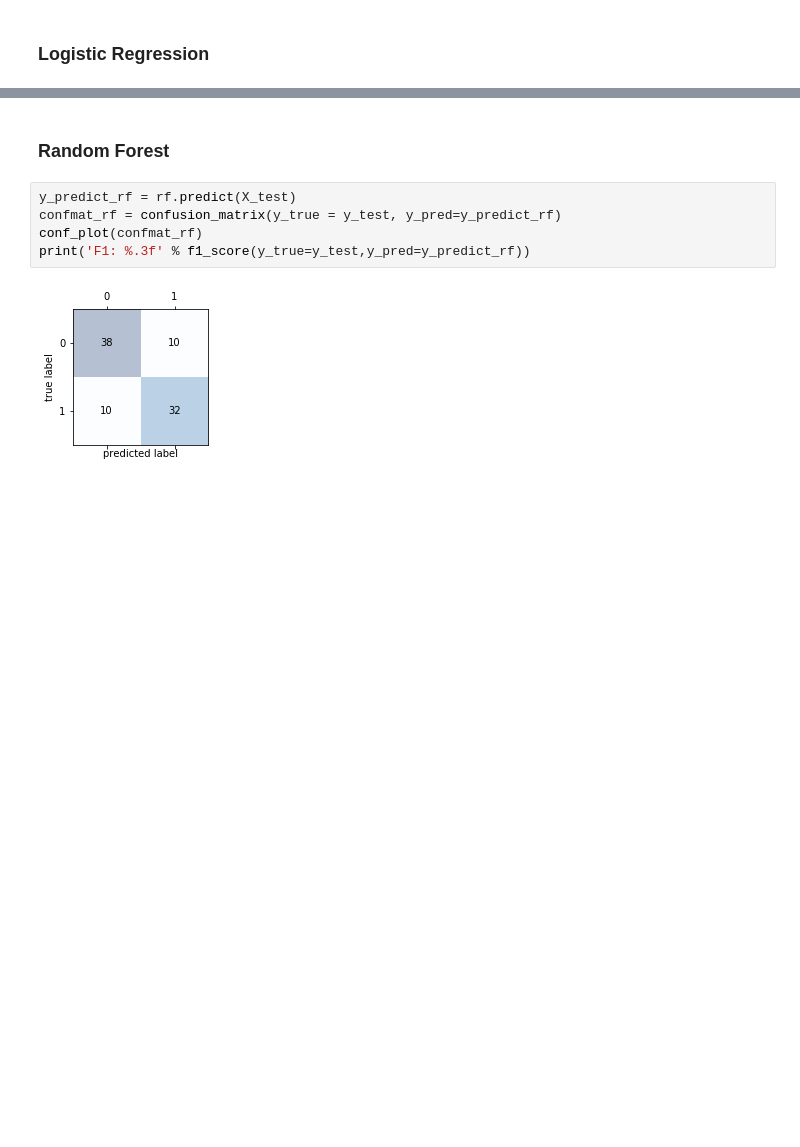
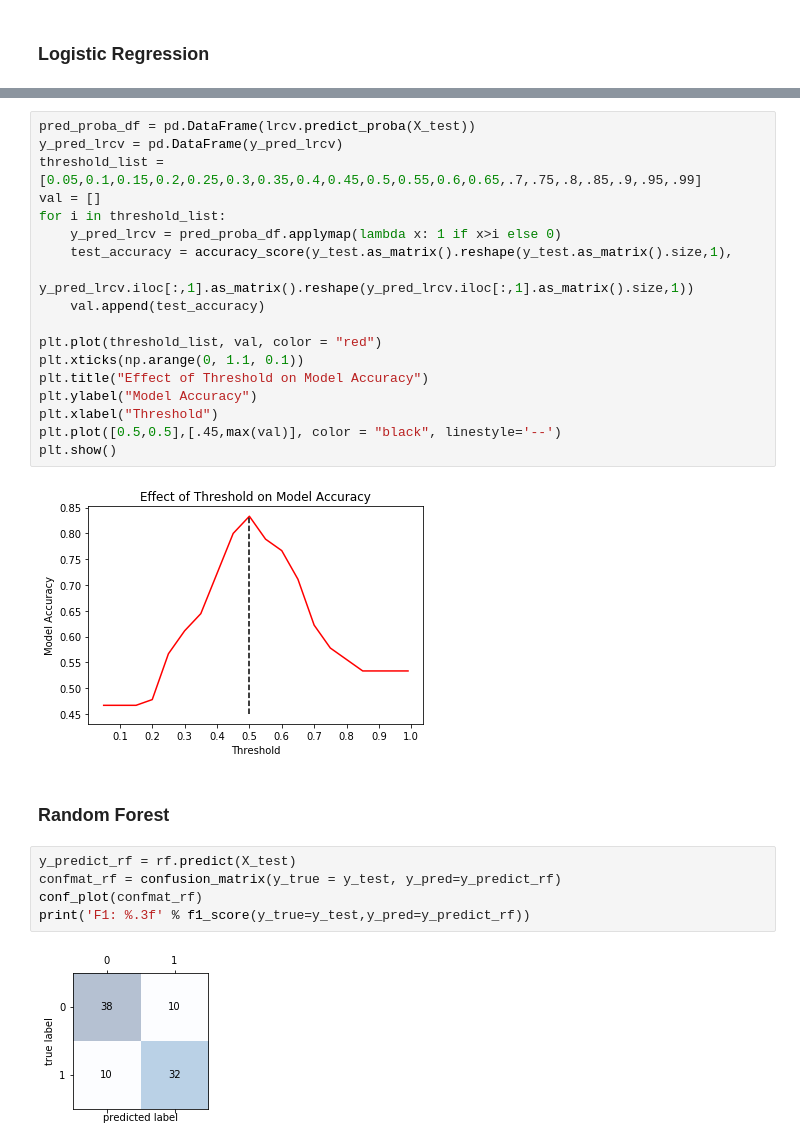
Before and after one commit to rrasheed/Heart-Disease-ML-Classifer, a Jupyter notebook: HeartDisease_Rough.ipynb, the cells around one changed output, grey strips where cells are left out. Drawn from its saved outputs; the diff is of its cells as text; blank space fills up the shorter version.

```diff
--- a/HeartDisease_Rough.ipynb
+++ b/HeartDisease_Rough.ipynb
@@ -356,3 +358,23 @@ plot_roc_auc('Logistic Regression', y_predict_lr, color='blue')
+# %%
+pred_proba_df = pd.DataFrame(lrcv.predict_proba(X_test))
+y_pred_lrcv = pd.DataFrame(y_pred_lrcv)
+threshold_list = [0.05,0.1,0.15,0.2,0.25,0.3,0.35,0.4,0.45,0.5,0.55,0.6,0.65,.7,.75,.8,.85,.9,.95,.99]
+val = []
+for i in threshold_list:
+    y_pred_lrcv = pred_proba_df.applymap(lambda x: 1 if x>i else 0)
+    test_accuracy = accuracy_score(y_test.as_matrix().reshape(y_test.as_matrix().size,1),
+                    y_pred_lrcv.iloc[:,1].as_matrix().reshape(y_pred_lrcv.iloc[:,1].as_matrix().size,1))
+    val.append(test_accuracy)
+
+plt.plot(threshold_list, val, color = "red")
+plt.xticks(np.arange(0, 1.1, 0.1))
+plt.title("Effect of Threshold on Model Accuracy")
+plt.ylabel("Model Accuracy")
+plt.xlabel("Threshold")
+plt.plot([0.5,0.5],[.45,max(val)], color = "black", linestyle='--')
+plt.show()
+# %% [output]
+[figure, added]
 # %% [markdown]
 ### Random Forest
 # %%
```
Also changed, not shown: parts of 7 cells of this notebook.
